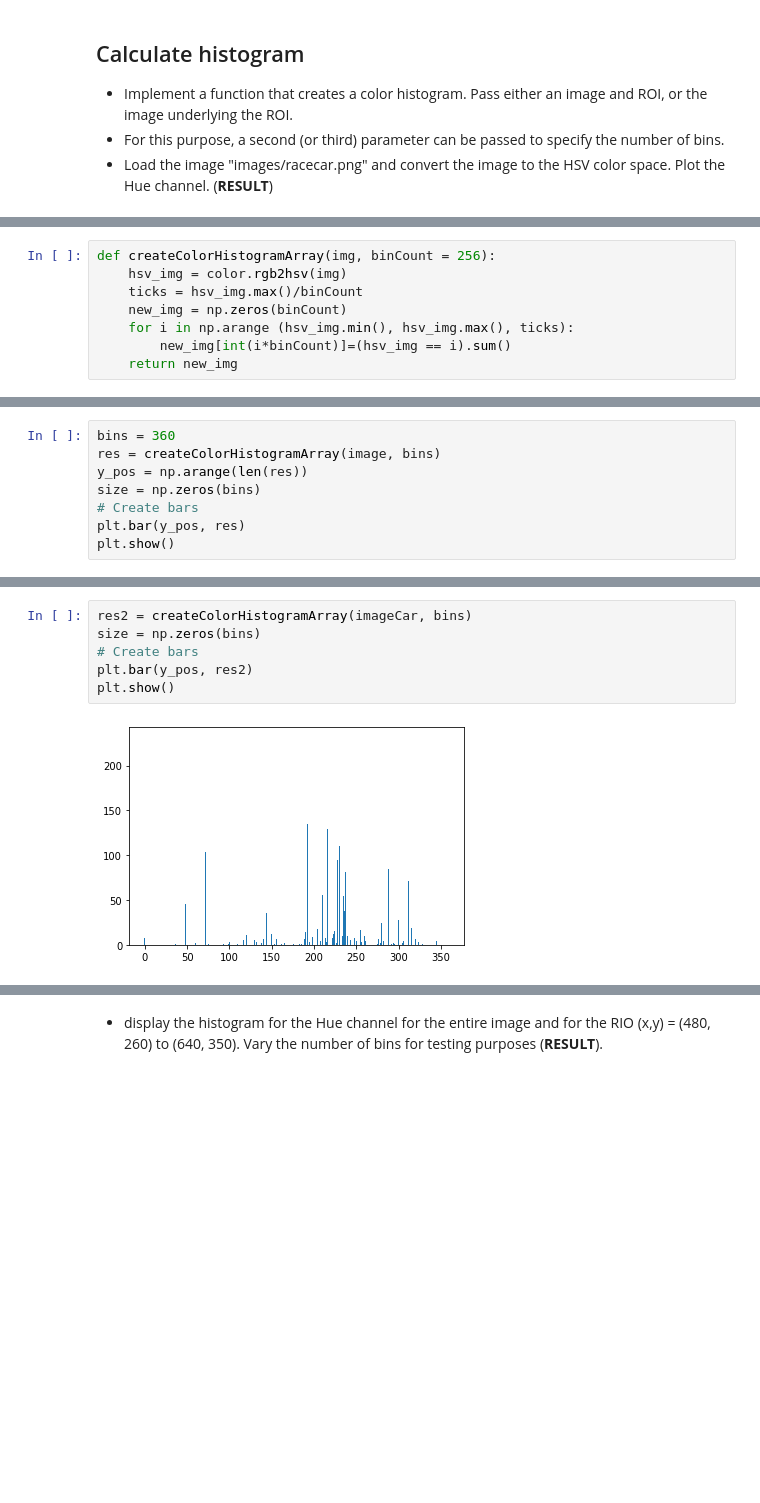
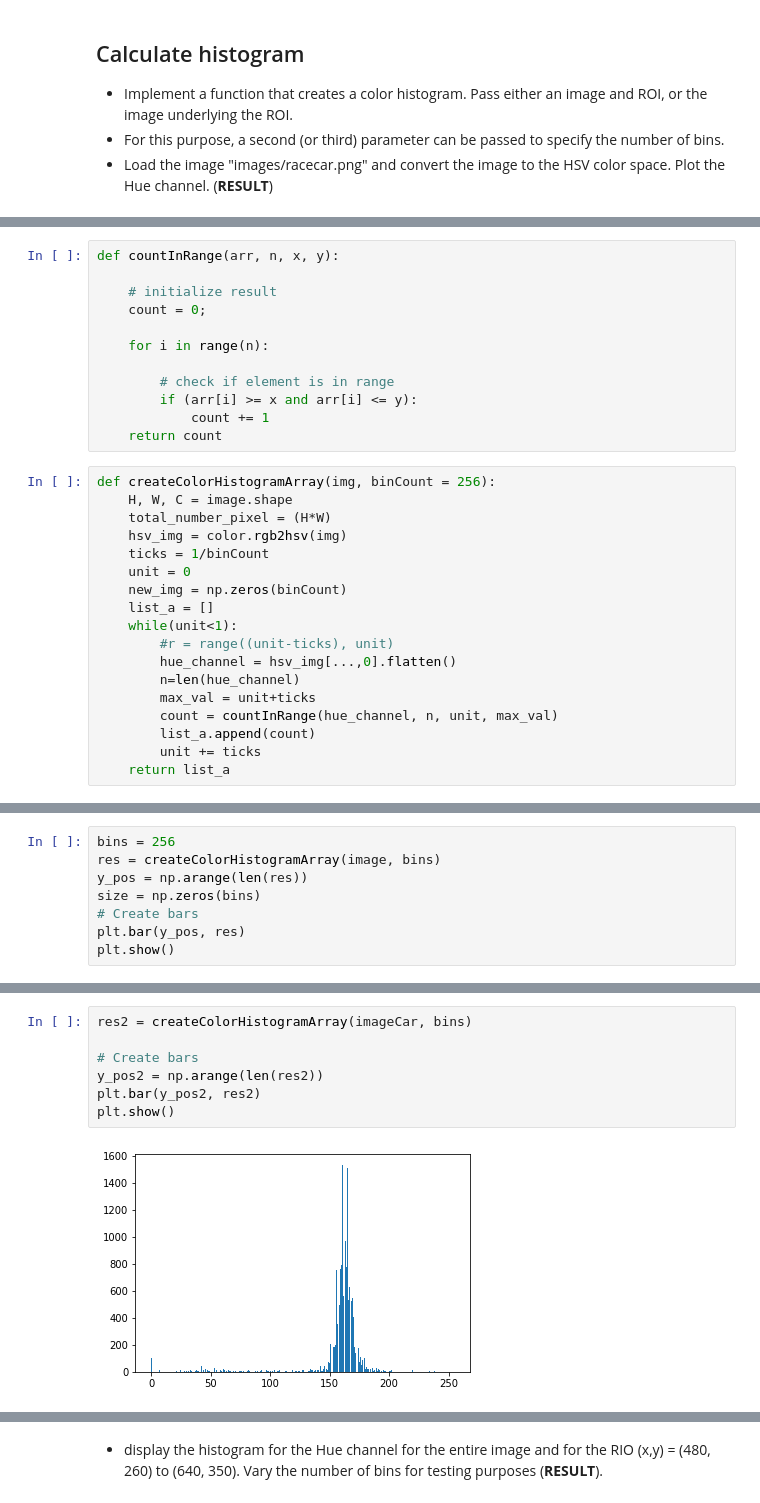
Before and after one commit to AbdBarho/CV19-20, a Jupyter notebook: 03a_CAMSHIFT.ipynb, the cells around one changed output, grey strips where cells are left out. Cells and saved outputs as stored; diff of their text form; blank space fills up the shorter version.

Commit message:
Update 03a_CAMSHIFT.ipynb
rework of histograms and meanshift (no sequence test yet)

```diff
--- a/03a_CAMSHIFT.ipynb
+++ b/03a_CAMSHIFT.ipynb
@@ -53,8 +48,30 @@ def createColorHistogram(img, binCount = 256, degrees = False, out = plt):
-# %%
-def createColorHistogramArray(img, binCount = 256):
-    hsv_img = color.rgb2hsv(img)
-    ticks = hsv_img.max()/binCount
-    new_img = np.zeros(binCount)
-    for i in np.arange (hsv_img.min(), hsv_img.max(), ticks):
-        new_img[int(i*binCount)]=(hsv_img == i).sum()
-    return new_img
+# %%
+def countInRange(arr, n, x, y):
+
+    # initialize result
+    count = 0;
+
+    for i in range(n):
+
+        # check if element is in range
+        if (arr[i] >= x and arr[i] <= y):
+            count += 1
+    return count
+# %%
+def createColorHistogramArray(img, binCount = 256):
+    H, W, C = image.shape
+    total_number_pixel = (H*W)
+    hsv_img = color.rgb2hsv(img)
+    ticks = 1/binCount
+    unit = 0
+    new_img = np.zeros(binCount)
+    list_a = []
+    while(unit<1):
+        #r = range((unit-ticks), unit)
+        hue_channel = hsv_img[...,0].flatten()
+        n=len(hue_channel)
+        max_val = unit+ticks
+        count = countInRange(hue_channel, n, unit, max_val)
+        list_a.append(count)
+        unit += ticks
+    return list_a
@@ -61,5 +80,5 @@ def createColorHistogramArray(img, binCount = 256):
 # %%
-bins = 360
+bins = 256
 res = createColorHistogramArray(image, bins)
 y_pos = np.arange(len(res))
 size = np.zeros(bins)
@@ -71,8 +92,9 @@ plt.show()
 # %%
 res2 = createColorHistogramArray(imageCar, bins)
-size = np.zeros(bins)
+
 # Create bars
-plt.bar(y_pos, res2)
+y_pos2 = np.arange(len(res2))
+plt.bar(y_pos2, res2)
 plt.show()
 # %% [output]
-[figure, old version]
+[figure, new version]
```
Also changed, not shown: parts of 25 cells of this notebook.
